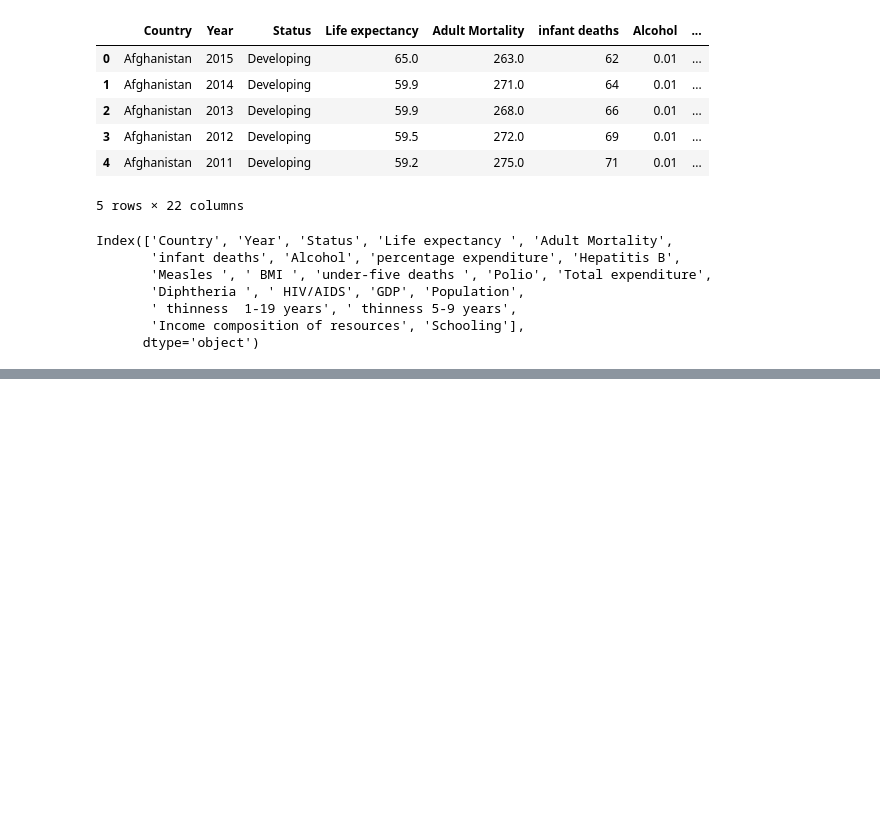
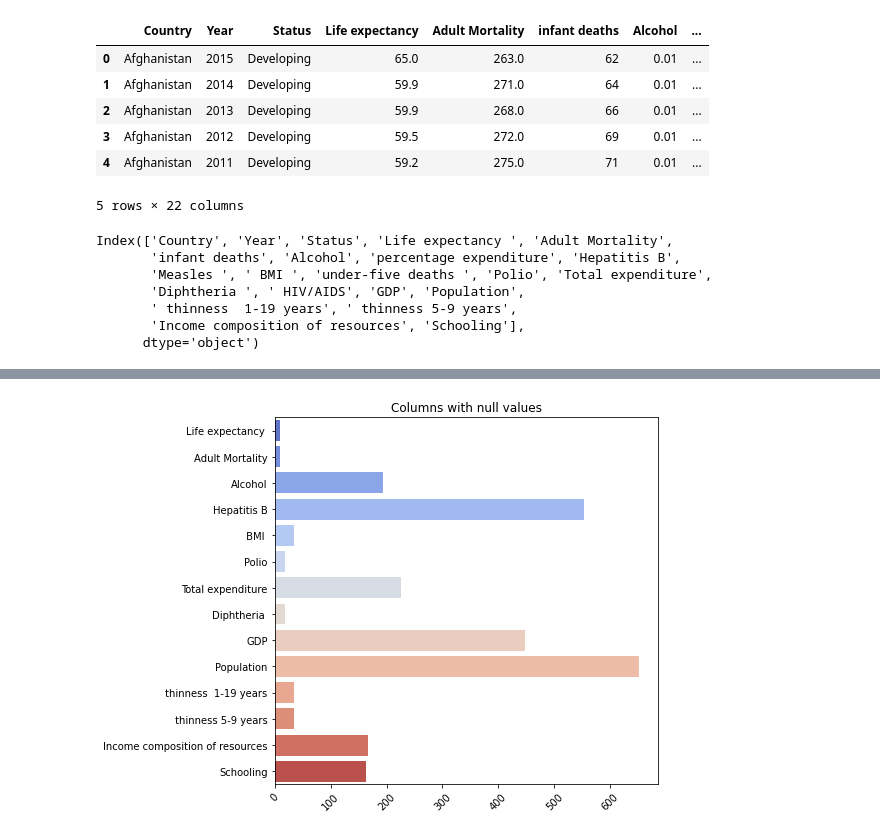
Before and after one commit to srodriguez252/Life-Expectancy, a Jupyter notebook: life_expectancy.ipynb, the cells around one changed output, grey strips where cells are left out. Saved outputs shown, nothing was run; the diff lists cells and outputs as text; code cells hidden in the pictures; blank space fills up the shorter version.

Commit message:
descriptive analysis and null chart

```diff
--- a/life_expectancy.ipynb
+++ b/life_expectancy.ipynb
@@ -36,0 +93,15 @@ df.describe()
+# %%
+#Plot of the columns with null values
+null_counts = df.isnull().sum()
+
+columns_with_nulls = null_counts[null_counts > 0]
+
+
+plt.figure(figsize=(8, 6))
+sns.barplot(x=columns_with_nulls.values, y=columns_with_nulls.index, palette='coolwarm')
+plt.title('Columns with null values')
+plt.xticks(rotation=45)
+plt.tight_layout()
+plt.show()
+# %% [output]
+[figure, added]
```
Also changed, not shown: parts of 5 cells of this notebook.
